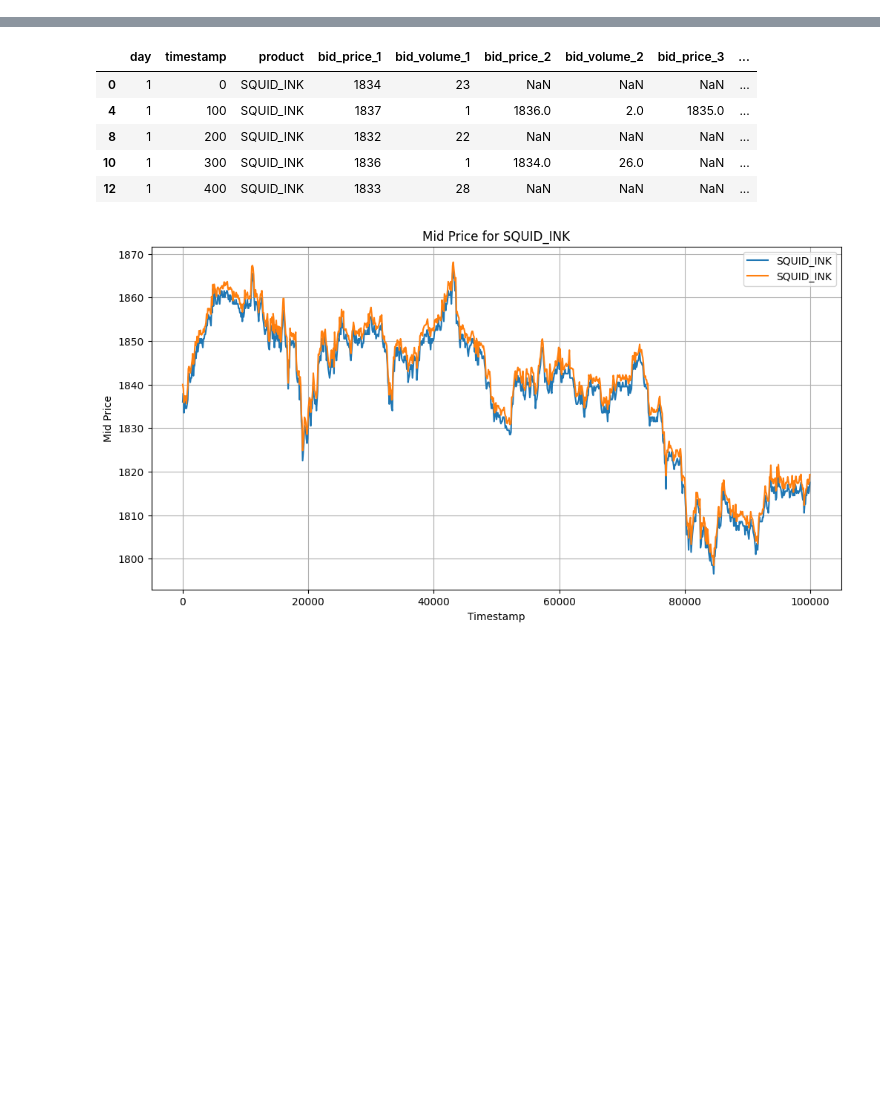
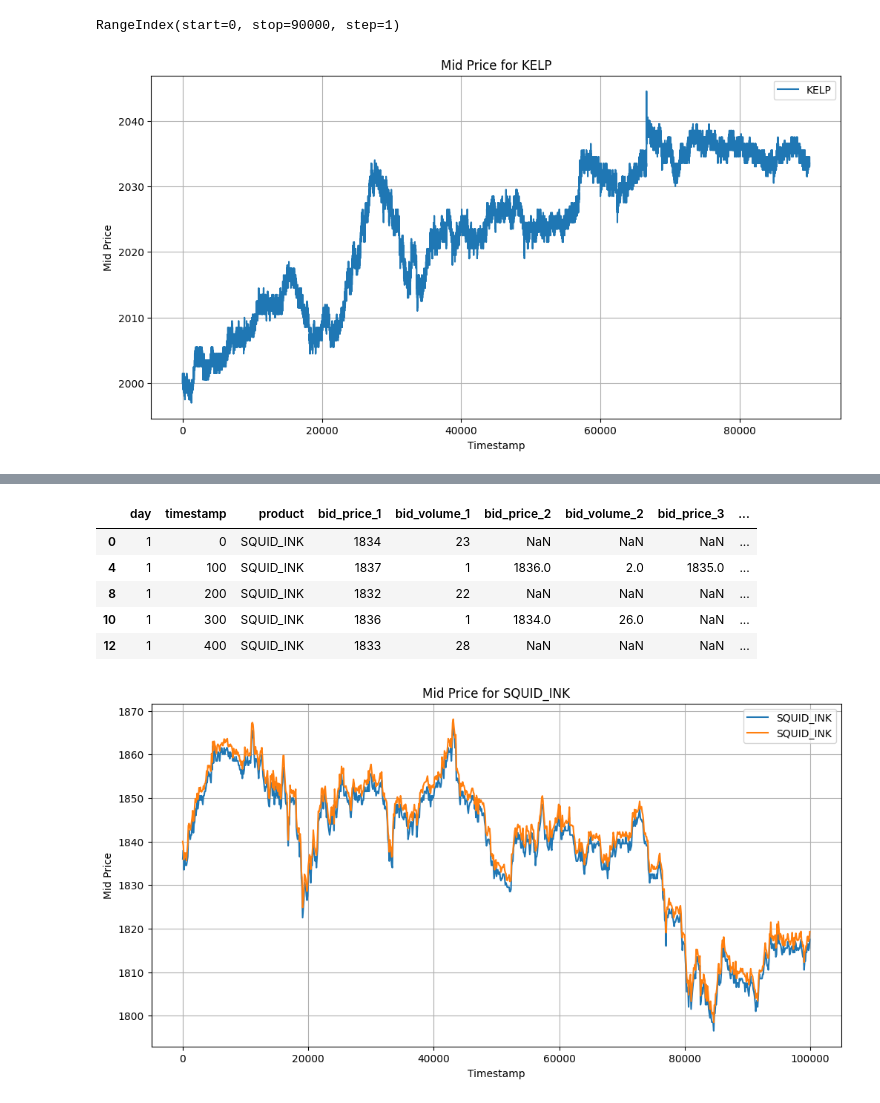
Before and after one commit to UlrichVestuche/IMC-Prosperity-3, a Jupyter notebook: Round_1/Misha/data.ipynb, the cells around one changed output, grey strips where cells are left out. Cells and saved outputs as stored; diff of their text form; code cells hidden in the pictures; blank space fills up the shorter version.

```diff
--- a/Round_1/Misha/data.ipynb
+++ b/Round_1/Misha/data.ipynb
@@ -16 +37,19 @@ df.head()
+# %%
+df_all.
+# %% [output]
+RangeIndex(start=0, stop=90000, step=1)
+# %%
+import matplotlib.pyplot as plt
+
+# Plot for RAINFOREST_RESIN
+plt.figure(figsize=(12, 6))
+plt.plot(df_all[df_all['product'] == 'KELP'].index, df_all[df_all['product'] == 'KELP']['mid_price'], label='KELP')
+plt.xlabel('Timestamp')
+plt.ylabel('Mid Price')
+plt.title('Mid Price for KELP')
+plt.legend()
+plt.grid(True)
+plt.show()
+# %% [output]
+[figure, added]
 # %%
```
Also changed, not shown: parts of 51 cells of this notebook, 2 other files.
